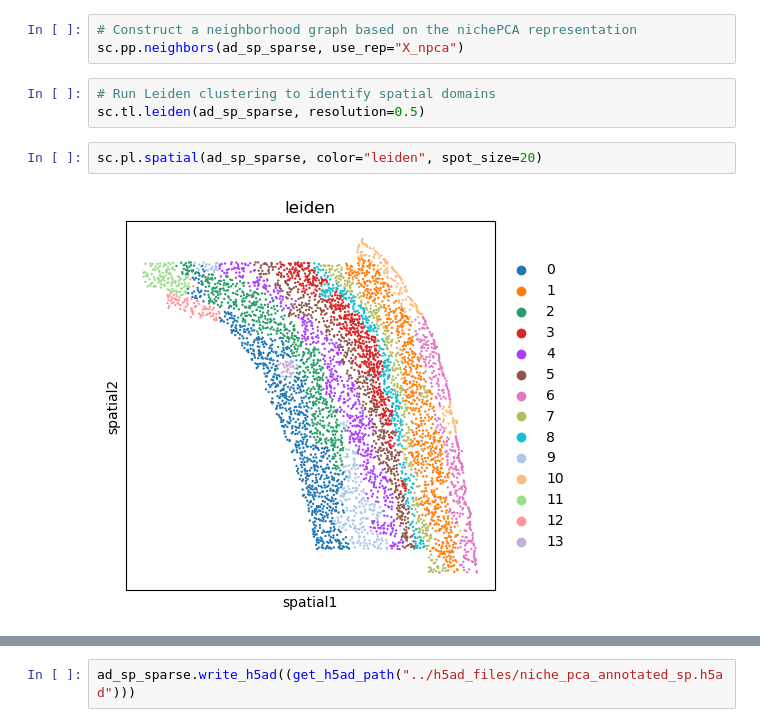
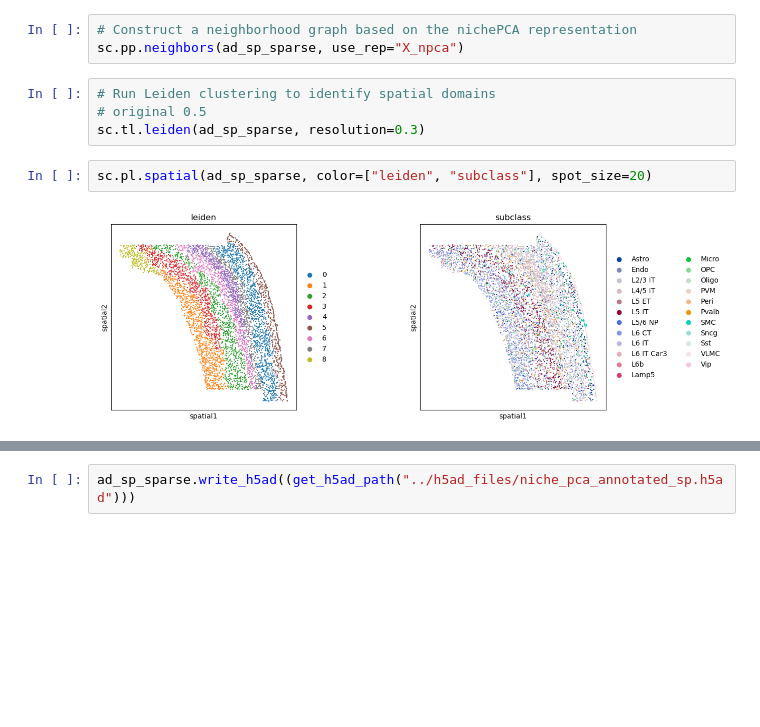
Before and after one commit to l-reich/spatial-chromatin-variability, a Jupyter notebook: src/niche_analysis.ipynb, the cells around one changed output, grey strips where cells are left out. Cells and saved outputs as stored; diff of their text form; blank space fills up the shorter version.

```diff
--- a/src/niche_analysis.ipynb
+++ b/src/niche_analysis.ipynb
@@ -52,8 +52,9 @@ obs_key provided, running pipeline: agg->pca
 sc.pp.neighbors(ad_sp_sparse, use_rep="X_npca")
 # %%
 # Run Leiden clustering to identify spatial domains
-sc.tl.leiden(ad_sp_sparse, resolution=0.5)
+# original 0.5
+sc.tl.leiden(ad_sp_sparse, resolution=0.3)
 # %%
-sc.pl.spatial(ad_sp_sparse, color="leiden", spot_size=20)
+sc.pl.spatial(ad_sp_sparse, color=["leiden", "subclass"], spot_size=20)
 # %% [output]
-[figure, old version]
+[figure, new version]
```
Also changed, not shown: parts of 10 cells of this notebook.
